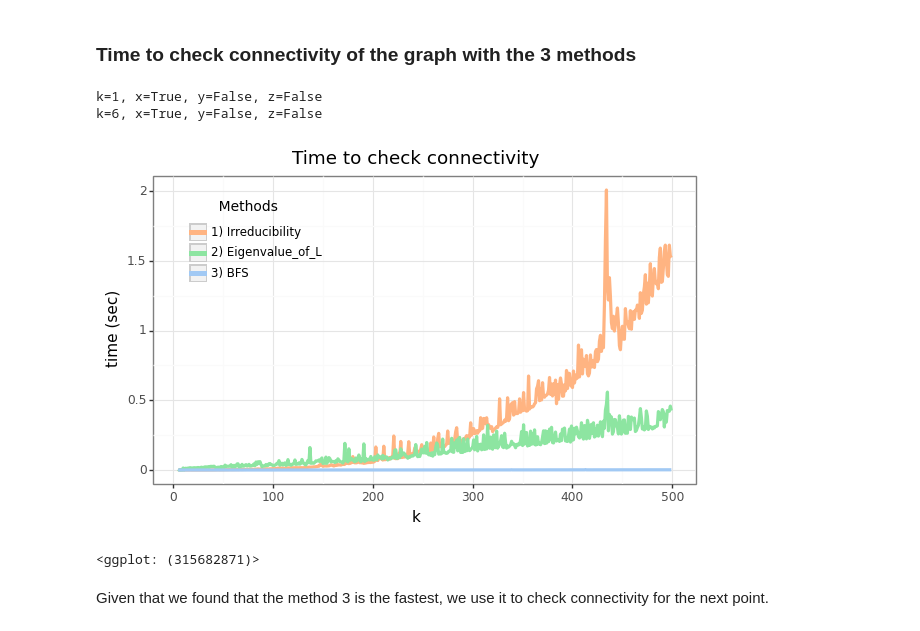
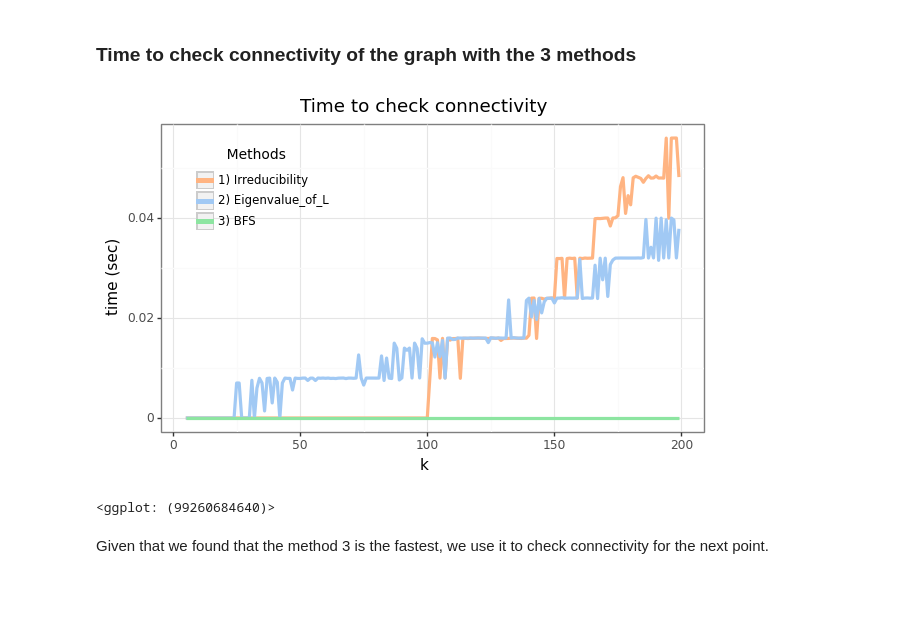
Before and after one commit to Matteo-Candi/Data_Center, a Jupyter notebook: main.ipynb, the cells around one changed output. Drawn from its saved outputs; the diff is of its cells as text; code cells hidden in the pictures; blank space fills up the shorter version.

Commit message:
better plot conf

```diff
--- a/main.ipynb
+++ b/main.ipynb
@@ -11,5 +11,7 @@ import time
 # %%
 import warnings
 warnings.filterwarnings("ignore")
+# %%
+colors = ["#FFB482", "#A1C9F4", "#8DE5A1"]
 # %% [markdown]
 ### Functions to check graph connectivity and time required
@@ -16,27 +35,10 @@ warnings.filterwarnings("ignore")
 # %%
-# Irreducibility of the Adjacency matrix.
-def method_1(G):
-    A = nx.adjacency_matrix(G).todense()
-    n = A.shape[0]
-    final_mat = np.dot(A, np.identity(n))
-    for _ in range(2, n):
-        final_mat = np.dot(final_mat, A)
-    return np.all(sum(final_mat)) > 0
-
-# Eigenvalue of Laplacian matrix.
-def method_2(G):
-    return nx.algebraic_connectivity(G, method='lobpcg') > 0
-
-# BFS.
-def method_3(G):
-    return nx.is_connected(G)
-
+# SIMULATION ON THE SAME GRAPH.
 
 # Time to check time of the 3 methods on a graph givena sequence of k.
 def check_time(seq_k, graph_type, p=None, r=None):
 
     time_1, time_2, time_3 = [], [], []
-    list_check_1, list_check_2, list_check_3 =[], [], []
 
     for k in tqdm(seq_k):
         # Define graph type.
@@ -52,22 +54,19 @@ def check_time(seq_k, graph_type, p=None, r=None):
         check_1 = method_1(G)
         end_time = time.time()
         time_1.append(end_time - start_time)
-        list_check_1.append(check_1)
 
         # Method 2: Check second lowest eigenvalue.
         start_time = time.time()
         check_2 = method_2(G)
         end_time = time.time()
         time_2.append(end_time - start_time)
-        list_check_2.append(check_2)
 
         # Method 3: Check connectivity using breadth-first search algorithm.
         start_time = time.time()
         check_3 = method_3(G)
         end_time = time.time()
         time_3.append(end_time - start_time)
-        list_check_3.append(check_3)
 
     time_data = pd.DataFrame({'k':seq_k, 'Irreducibility': time_1, 'Eigenvalue_of_L': time_2, 'BFS': time_3})
 
-    return time_data, list_check_1, list_check_2, list_check_3
+    return time_data
@@ -75,34 +114,26 @@ def check_time(seq_k, graph_type, p=None, r=None):
 ### Time to check connectivity of the graph with the 3 methods
 # %%
 # Get data for the plot.
-seq_k = np.arange(5, 500)
-time_data, x,y,z = check_time(seq_k, 'ER', p=0.3, r=None)
+seq_k = np.arange(5, 200)
+time_data = check_time(seq_k, 'ER', p=0.3, r=None, M=50)
-# %%
-# Check if all methods get the same results.
-for i in range(len(x)):
-    if x[i] != y[i] or x[i] != z[i] or y[i] != z[i]:
-        print(f'k={i}, x={x[i]}, y={y[i]}, z={z[i]}')
-# %% [output]
-k=1, x=True, y=False, z=False
-k=6, x=True, y=False, z=False
 # %%
 line_size = 1.3
+
 
 # Plot.
 ( ggplot(time_data) +
   aes(x='k') +
-  geom_line(aes(y='Irreducibility', color = '"#FFB482"'), size = line_size) +
-  geom_line(aes(y='Eigenvalue_of_L', color = '"#8DE5A1"'), size = line_size) +
-  geom_line(aes(y='BFS', color = '"#A1C9F4"'), size = line_size) +
+  geom_line(aes(y='Irreducibility', color = f'"{colors[0]}"'), size = line_size) +
+  geom_line(aes(y='Eigenvalue_of_L', color = f'"{colors[1]}"'), size = line_size) +
+  geom_line(aes(y='BFS', color = f'"{colors[2]}"'), size = line_size) +
   labs(x='k', y='time (sec)', title = 'Time to check connectivity') +
   theme_bw() +
-  scale_color_identity(guide='legend', name = '       Methods \n ', breaks=['#FFB482','#8DE5A1','#A1C9F4'],
-                       labels=['1) Irreducibility','2) Eigenvalue_of_L','3) BFS'])+
+  scale_color_manual(values=colors, guide='legend', name = '       Methods \n ', labels=['1) Irreducibility','2) Eigenvalue_of_L','3) BFS'])+
   theme(legend_key_size=13, legend_position=(.27,.73), legend_direction='vertical', figure_size=(7, 4), legend_title=element_text(size=10),
         legend_text=element_text(size=8.5), legend_background = element_rect( fill='None')))#.draw(return_ggplot=False, show=False)
 # %% [output]
-[figure, old version]
+[figure, new version]
-<ggplot: (315682871)>
+<ggplot: (99260684640)>
 # %% [markdown]
 Given that we found that the method 3 is the fastest, we use it to check connectivity for the next point.
 # %% [markdown]
```
Also changed, not shown: parts of 8 cells of this notebook.
